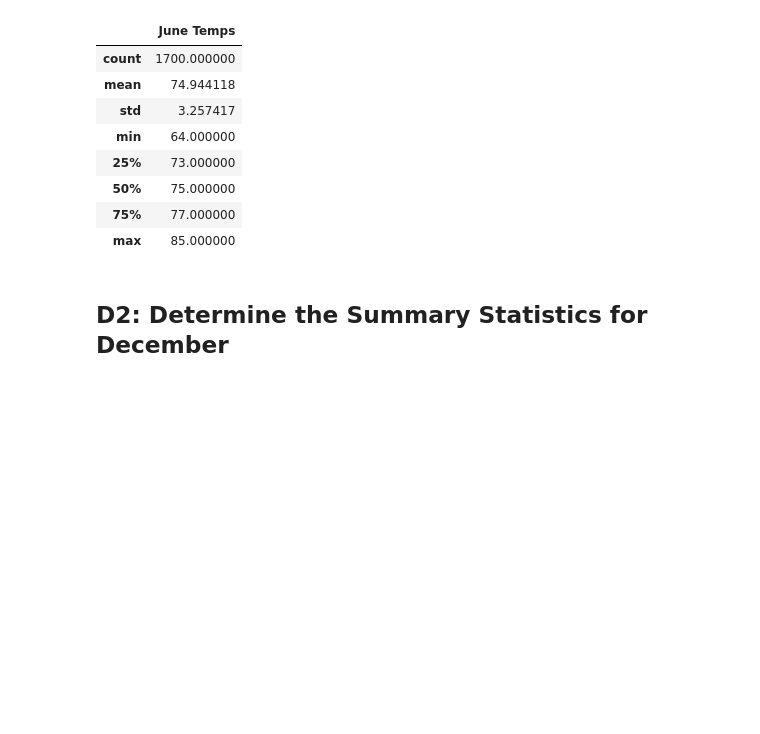
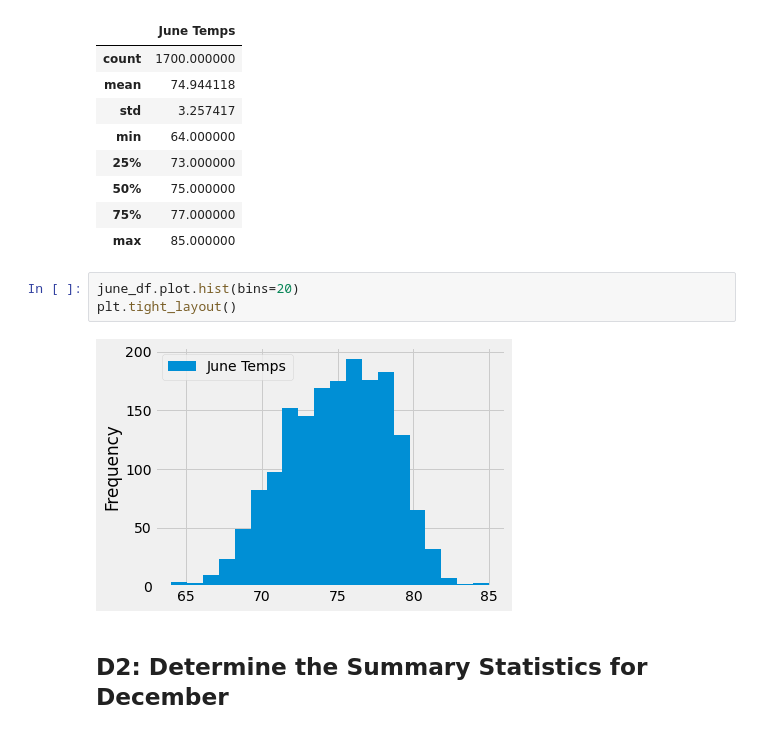
Before and after one commit to rneff1701/surfs_up, a Jupyter notebook: SurfsUp_Challenge.ipynb, the cells around one changed output. Saved outputs shown, nothing was run; the diff lists cells and outputs as text; blank space fills up the shorter version.

Commit message:
commit images for challenge.

```diff
--- a/SurfsUp_Challenge.ipynb
+++ b/SurfsUp_Challenge.ipynb
@@ -77,6 +77,11 @@ june_df.describe()
 | 50% | 75.000000 |
 | 75% | 77.000000 |
 | max | 85.000000 |
+# %%
+june_df.plot.hist(bins=20)
+plt.tight_layout()
+# %% [output]
+[figure, added]
 # %% [markdown]
 ## D2: Determine the Summary Statistics for December
 # %%
```
Also changed, not shown: parts of 1 cell of this notebook, 2 other files.
